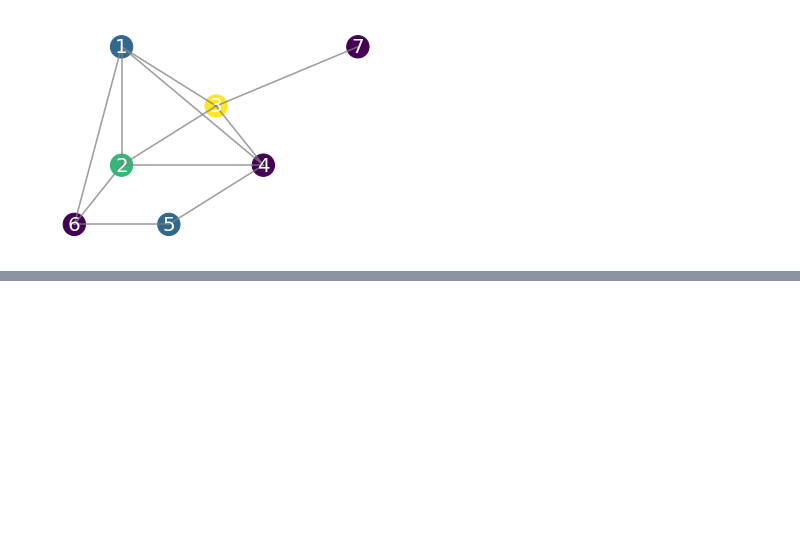
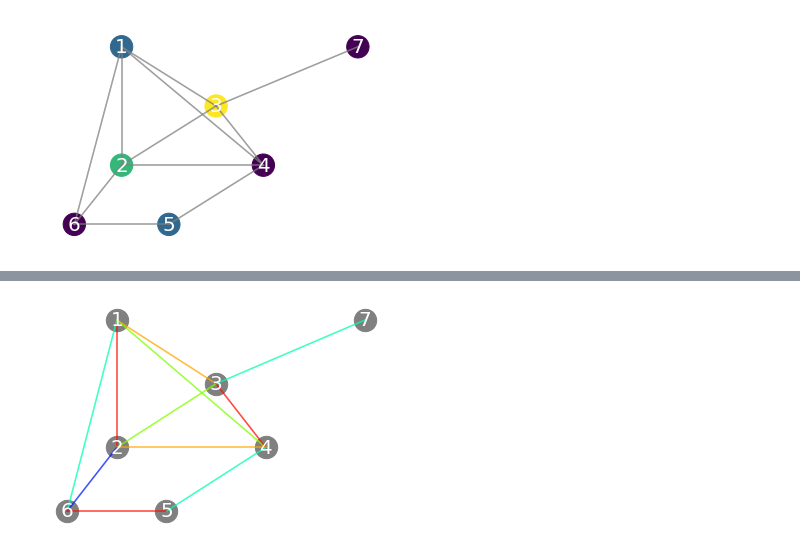
Before and after one commit to je-suis-tm/graph-theory, a Jupyter notebook: graph coloring.ipynb, the cells around one changed output, grey strips where cells are left out. Cells and saved outputs as stored; diff of their text form; code cells hidden in the pictures; blank space fills up the shorter version.

Commit message:
ajouter edge coloring

```diff
--- a/graph coloring.ipynb
+++ b/graph coloring.ipynb
@@ -124,8 +125,8 @@ def dsatur(ADT):
 
     return color_assignments
 # %%
-#get color assignments
-color_assignments=dsatur(ADT)
+#get vertex coloring
+vertex_coloring=dsatur(ADT)
 # %%
 #assign coordinates for viz
 coordinates={1: (0.5, 3), 2: (0.5, 1),
@@ -157,0 +210,34 @@ plt.show()
+# %%
+#rainbow edge colors
+edge_colors={0: '#ff0f00', 1: '#ffa600',
+             2: '#7fff00', 3: '#00ffb1', 4: '#001dff'}
+# %%
+#get edge coloring
+edge_coloring=vizing(ADT)
+# %%
+#plot vertex
+plt.scatter([i[0] for i in coordinates.values()],
+           [i[1] for i in coordinates.values()],
+           s=500,c='grey')
+
+#plot vertex label
+for i in coordinates:
+    plt.text(coordinates[i][0],coordinates[i][1],i,
+             va='center',ha='center',color='white',fontsize=20)
+
+#plot edge
+for i in ADT.vertex():
+    for j in ADT.edge(i):
+        plt.plot([coordinates[i][0],coordinates[j][0]],
+                 [coordinates[i][1],coordinates[j][1]],
+                 c=edge_colors[edge_coloring[i][j]],
+                 alpha=0.5)
+
+
+#tidy up the chart
+plt.axis('off')
+plt.xticks([])
+plt.yticks([])
+plt.show()
+# %% [output]
+[figure, added]
```
Also changed, not shown: parts of 8 cells of this notebook.
